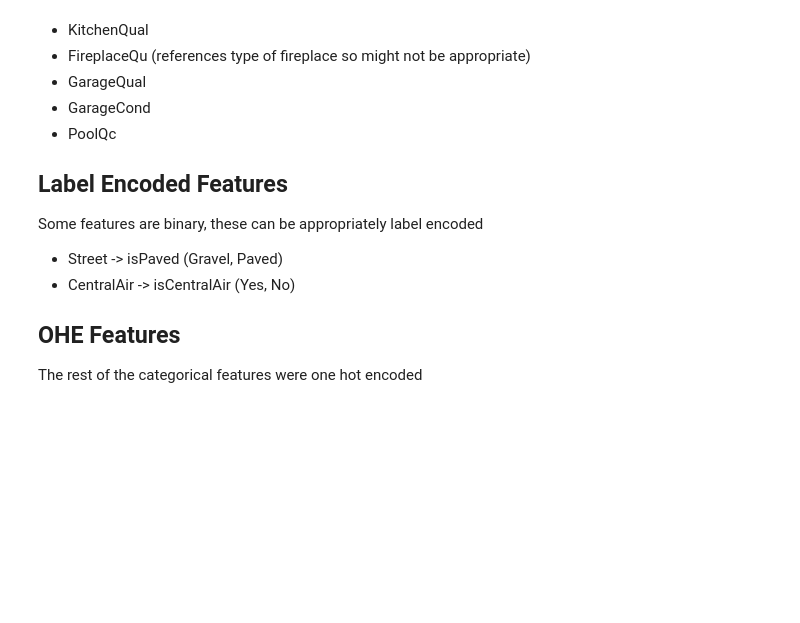
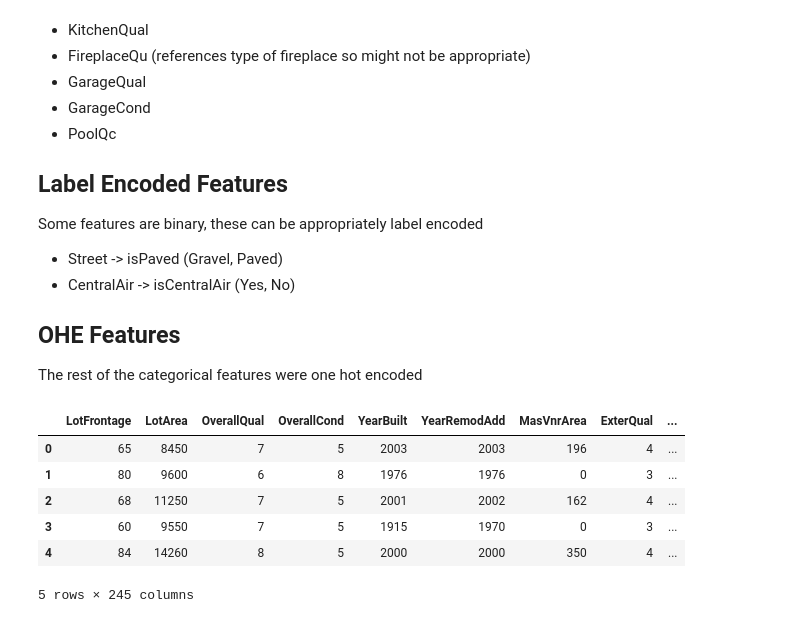
Before and after one commit to electronicmaxwell/house_price_ML, a Jupyter notebook: Data_Preprocessing.ipynb, the cells around one changed output. Saved outputs shown, nothing was run; the diff lists cells and outputs as text; code cells hidden in the pictures; blank space fills up the shorter version.

```diff
--- a/Data_Preprocessing.ipynb
+++ b/Data_Preprocessing.ipynb
@@ -44,12 +45,16 @@ def preprocess_data(train, test):
     train_processed = train.copy().drop(columns=['Id'])
     test_processed = test.copy().drop(columns=['Id'])
 
-    # Fill missing values for categorical variables in train
+    train_processed['MSSubClass'] = train_processed['MSSubClass'].astype(str)
+    test_processed['MSSubClass'] = test_processed['MSSubClass'].astype(str)
+
+    # Fill missing values for variables in train
     train_processed['Electrical'] = train_processed['Electrical'].fillna(train_processed['Electrical'].mode()[0])
     train_processed['Alley'] = train_processed['Alley'].fillna('None')
     train_processed['MiscFeature'] = train_processed['MiscFeature'].fillna('None')
     train_processed['Fence'] = train_processed['Fence'].fillna('None')
     train_processed['LotFrontage'] = train_processed['LotFrontage'].fillna(0)
+    train_processed['GarageYrBlt'] = train_processed['GarageYrBlt'].fillna(0)
 
     # Apply custom transformations based on conditions for train data
     train_processed['PoolQC'] = train_processed.apply(lambda row: validity_check(row, 'PoolArea', 'PoolQC', train_processed), axis=1)
@@ -69,7 +74,6 @@ def preprocess_data(train, test):
     train_processed['GarageCond'] = train_processed.apply(lambda row: validity_check(row, 'GarageArea', 'GarageCond', train_processed), axis=1)
     train_processed['GarageFinish'] = train_processed.apply(lambda row: validity_check(row, 'GarageArea', 'GarageFinish', train_processed), axis=1)
     train_processed['GarageType'] = train_processed.apply(lambda row: validity_check(row, 'GarageArea', 'GarageType', train_processed), axis=1)
-    train_processed['GarageYrBlt'] = train_processed.apply(lambda row: validity_check(row, 'GarageArea', 'GarageYrBlt', train_processed, median=True), axis=1)
 
     # Now process the test data using the same transformations
     test_processed['Electrical'] = test_processed['Electrical'].fillna(train_processed['Electrical'].mode()[0])  # Use train mode
@@ -77,11 +81,11 @@ def preprocess_data(train, test):
     test_processed['MiscFeature'] = test_processed['MiscFeature'].fillna('None')
     test_processed['Fence'] = test_processed['Fence'].fillna('None')
     test_processed['LotFrontage'] = test_processed['LotFrontage'].fillna(0)
+    test_processed['GarageYrBlt'] = test_processed['GarageYrBlt'].fillna(0)
 
     #Additional NaN values present in test
     test_processed['GarageArea'] = test_processed['GarageArea'].fillna(0)
     test_processed['GarageCars'] = test_processed['GarageCars'].fillna(0)
-    test_processed['GarageYrBlt'] = test_processed['GarageYrBlt'].fillna(0)
     test_processed['BsmtFinSF1'] = test_processed['BsmtFinSF1'].fillna(0)
     test_processed['BsmtFinSF2'] = test_processed['BsmtFinSF2'].fillna(0)
     test_processed['BsmtUnfSF'] = test_processed['BsmtUnfSF'].fillna(0)
@@ -234,4 +218,14 @@ def encode_cat_features(train, test):
 
     return train, test
 # %%
-t, tt = encode_cat_features(train_processed, test_processed)
+train_processed, test_processed = encode_cat_features(train_processed, test_processed)
+# %%
+train_processed.head()
+# %% [output]
+|  | LotFrontage | LotArea | OverallQual | OverallCond | YearBuilt | YearRemodAdd | MasVnrArea | ExterQual | ... |
+| 0 | 65 | 8450 | 7 | 5 | 2003 | 2003 | 196 | 4 | ... |
+| 1 | 80 | 9600 | 6 | 8 | 1976 | 1976 | 0 | 3 | ... |
+| 2 | 68 | 11250 | 7 | 5 | 2001 | 2002 | 162 | 4 | ... |
+| 3 | 60 | 9550 | 7 | 5 | 1915 | 1970 | 0 | 3 | ... |
+| 4 | 84 | 14260 | 8 | 5 | 2000 | 2000 | 350 | 4 | ... |
+5 rows × 245 columns
```
Also changed, not shown: parts of 10 cells of this notebook.
